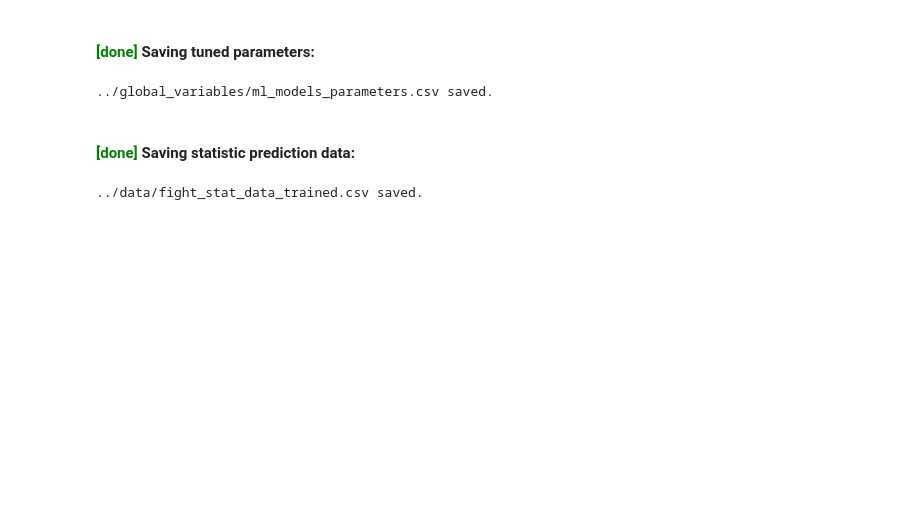
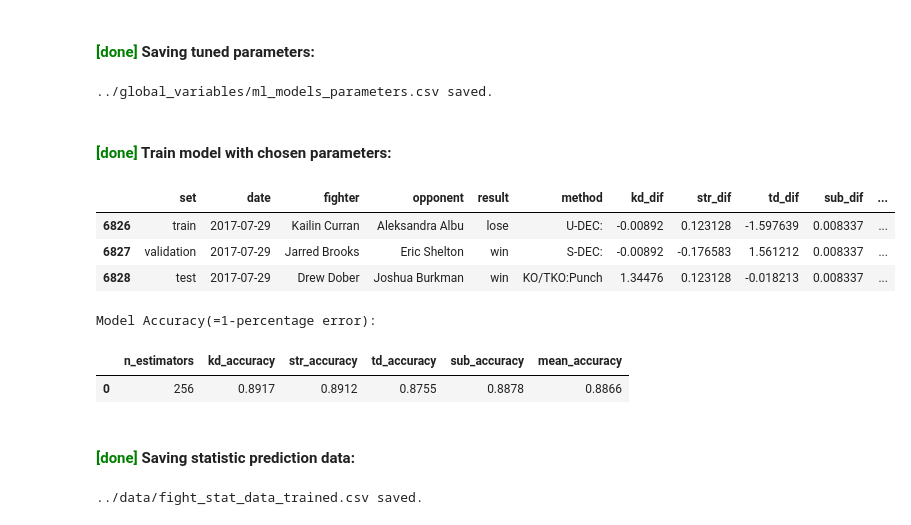
Before and after one commit to sagi778/ufc_fights_Predictor, a Jupyter notebook: notebooks/stats_model_training.ipynb, the cells around one changed output. Saved outputs shown, nothing was run; the diff lists cells and outputs as text; code cells hidden in the pictures; blank space fills up the shorter version.

```diff
--- a/notebooks/stats_model_training.ipynb
+++ b/notebooks/stats_model_training.ipynb
@@ -178,7 +178,25 @@ print('../global_variables/ml_models_parameters.csv saved.')
 # %% [output]
 ../global_variables/ml_models_parameters.csv saved.
 # %% [markdown]
-#### <span style='color:green'> **[done]** </span> Saving statistic prediction data:
+#### <span style='color:green'> **[done]** </span> Train model with chosen parameters:
+# %%
+rf_reg = set_random_forest_reg(X_columns=X, y_columns=y, data=df, n_estimators=opt_n_estimators)
+df = set_predictions(model=rf_reg, X_columns=X, y_columns=y, data=df)
+df.tail(3)
+# %% [output]
+|  | set | date | fighter | opponent | result | method | kd_dif | str_dif | td_dif | sub_dif | ... |
+| 6826 | train | 2017-07-29 | Kailin Curran | Aleksandra Albu | lose | U-DEC: | -0.00892 | 0.123128 | -1.597639 | 0.008337 | ... |
+| 6827 | validation | 2017-07-29 | Jarred Brooks | Eric Shelton | win | S-DEC: | -0.00892 | -0.176583 | 1.561212 | 0.008337 | ... |
+| 6828 | test | 2017-07-29 | Drew Dober | Joshua Burkman | win | KO/TKO:Punch | 1.34476 | 0.123128 | -0.018213 | 0.008337 | ... |
+# %%
+print('Model Accuracy(=1-percentage error):')
+get_grad_desc_step(X_columns=X, y_columns=y, data=df, n=opt_n_estimators)
+# %% [output]
+Model Accuracy(=1-percentage error):
+|  | n_estimators | kd_accuracy | str_accuracy | td_accuracy | sub_accuracy | mean_accuracy |
+| 0 | 256 | 0.8917 | 0.8912 | 0.8755 | 0.8878 | 0.8866 |
+# %% [markdown]
+#### <span style='color:green'> **[done]** </span> Saving statistic prediction data:
 # %%
 df.to_csv('../data/fight_stat_data_trained.csv', index=None)
 print('../data/fight_stat_data_trained.csv saved.')
```
Also changed, not shown: parts of 5 cells of this notebook.
